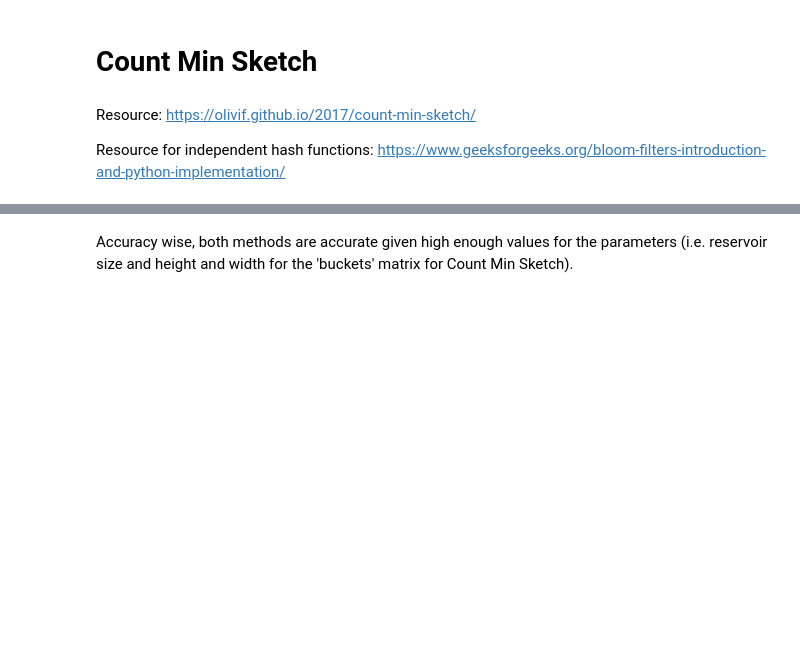
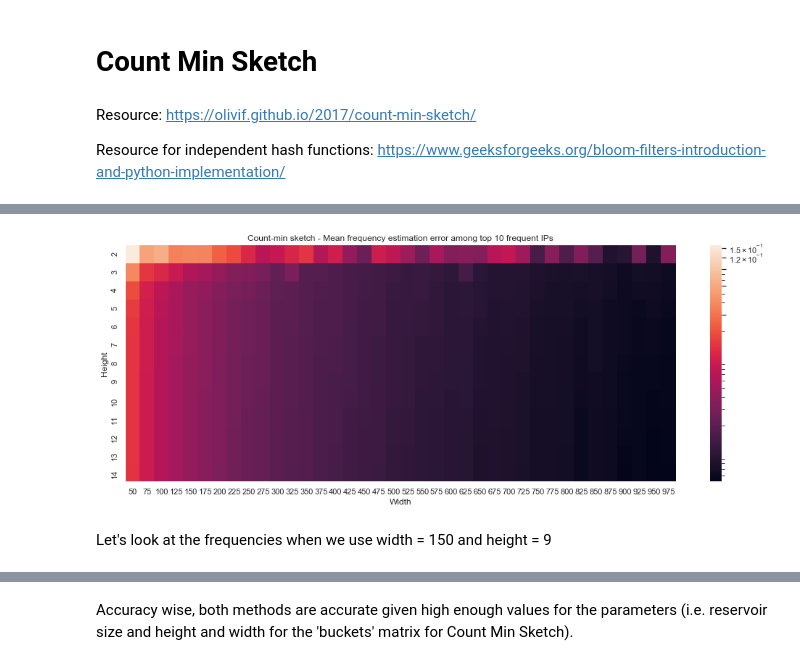
Before and after one commit to benhe119/Cyber-data-analytics_TUDelft, a Jupyter notebook: lab3/notebooks/Sketching_task.ipynb, the cells around one changed output, grey strips where cells are left out. Saved outputs shown, nothing was run; the diff lists cells and outputs as text; code cells hidden in the pictures; blank space fills up the shorter version.

```diff
--- a/lab3/notebooks/Sketching_task.ipynb
+++ b/lab3/notebooks/Sketching_task.ipynb
@@ -137,0 +180,15 @@ len(unique_ips)
+# %%
+from matplotlib.colors import LogNorm
+
+results_df =pd.DataFrame(mean_errors, index = height, columns=width)
+
+plt.figure(figsize=(17, 6))
+plt.title("Count-min sketch - Mean frequency estimation error among top 10 frequent IPs")
+sns.heatmap(results_df, norm=LogNorm(vmin=mean_errors.min(), vmax=mean_errors.max()))
+plt.ylabel("Height")
+plt.xlabel("Width")
+plt.show()
+# %% [output]
+[figure, added]
+# %% [markdown]
+Let's look at the frequencies when we use width = 150 and height = 9
```
Also changed, not shown: parts of 32 cells of this notebook, 1 other file.
